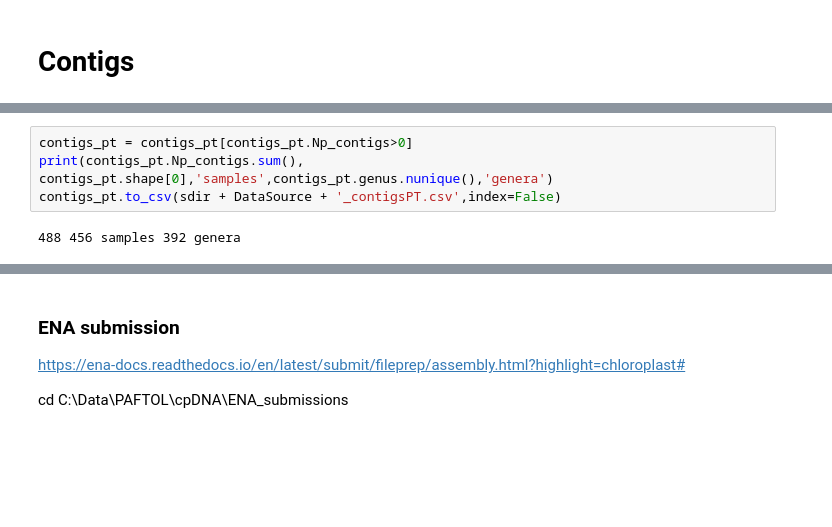
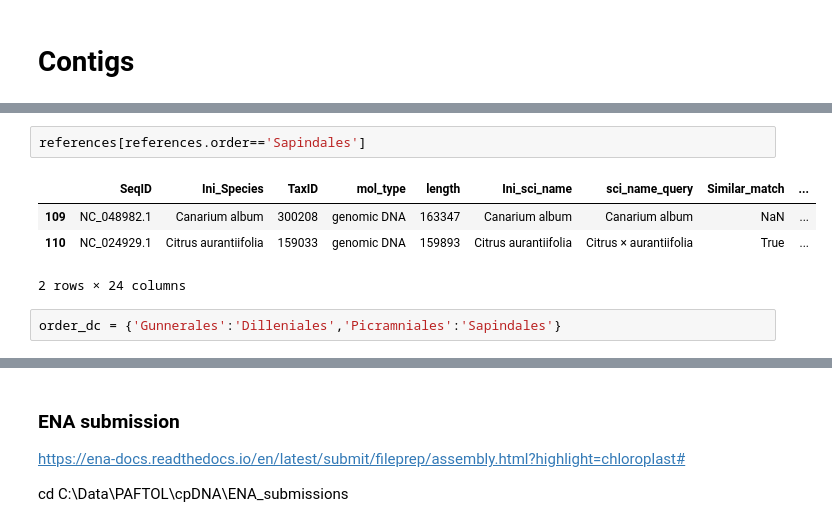
Before and after one commit to RBGKew/cpDNA, a Jupyter notebook: ENA_plastome_submission.ipynb, the cells around one changed output, grey strips where cells are left out. Cells and saved outputs as stored; diff of their text form; blank space fills up the shorter version.

```diff
--- a/ENA_plastome_submission.ipynb
+++ b/ENA_plastome_submission.ipynb
@@ -160,6 +139,9 @@ for idx, row in contigs_pt.iterrows():
-# %%
-contigs_pt = contigs_pt[contigs_pt.Np_contigs>0]
-print(contigs_pt.Np_contigs.sum(), contigs_pt.shape[0],'samples',contigs_pt.genus.nunique(),'genera')
-contigs_pt.to_csv(sdir + DataSource + '_contigsPT.csv',index=False)
-# %% [output]
-488 456 samples 392 genera
+# %%
+references[references.order=='Sapindales']
+# %% [output]
+|  | SeqID | Ini_Species | TaxID | mol_type | length | Ini_sci_name | sci_name_query | Similar_match | ... |
+| 109 | NC_048982.1 | Canarium album | 300208 | genomic DNA | 163347 | Canarium album | Canarium album | NaN | ... |
+| 110 | NC_024929.1 | Citrus aurantiifolia | 159033 | genomic DNA | 159893 | Citrus aurantiifolia | Citrus × aurantiifolia | True | ... |
+2 rows × 24 columns
+# %%
+order_dc = {'Gunnerales':'Dilleniales','Picramniales':'Sapindales'}
```
Also changed, not shown: parts of 26 cells of this notebook.
